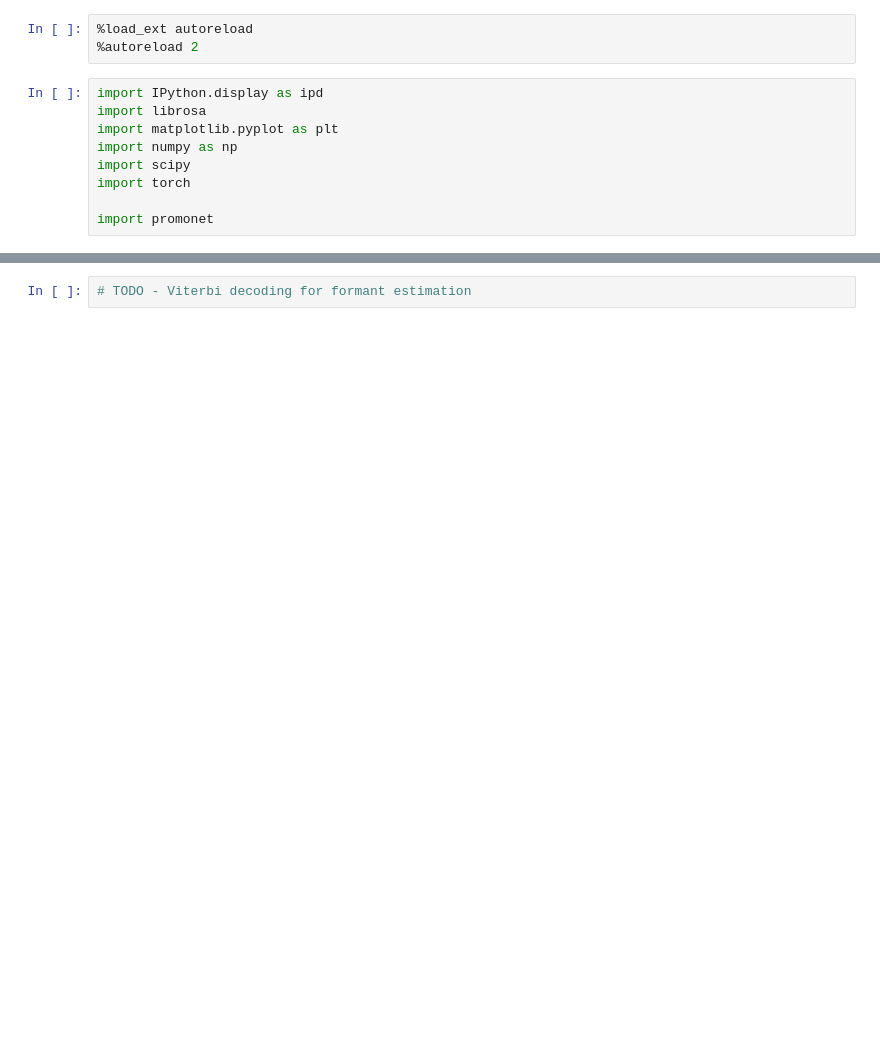
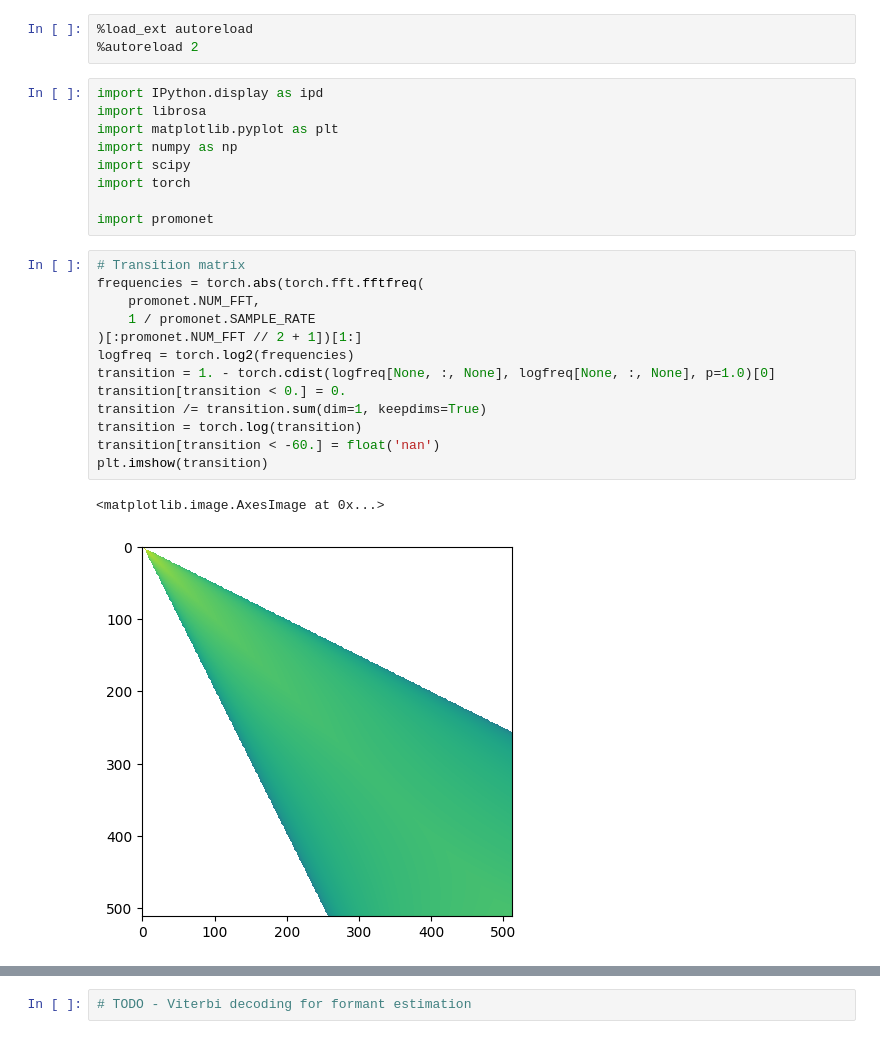
Before and after one commit to maxrmorrison/promonet, a Jupyter notebook: notebooks/formants.ipynb, the cells around one changed output, grey strips where cells are left out. Drawn from its saved outputs; the diff is of its cells as text; blank space fills up the shorter version.

```diff
--- a/notebooks/formants.ipynb
+++ b/notebooks/formants.ipynb
@@ -10,3 +10,19 @@ import scipy
 import torch
 
 import promonet
+# %%
+# Transition matrix
+frequencies = torch.abs(torch.fft.fftfreq(
+    promonet.NUM_FFT,
+    1 / promonet.SAMPLE_RATE
+)[:promonet.NUM_FFT // 2 + 1])[1:]
+logfreq = torch.log2(frequencies)
+transition = 1. - torch.cdist(logfreq[None, :, None], logfreq[None, :, None], p=1.0)[0]
+transition[transition < 0.] = 0.
+transition /= transition.sum(dim=1, keepdims=True)
+transition = torch.log(transition)
+transition[transition < -60.] = float('nan')
+plt.imshow(transition)
+# %% [output]
+<matplotlib.image.AxesImage at 0x...>
+[figure, added]
```
Also changed, not shown: parts of 10 cells of this notebook, 4 other files.
